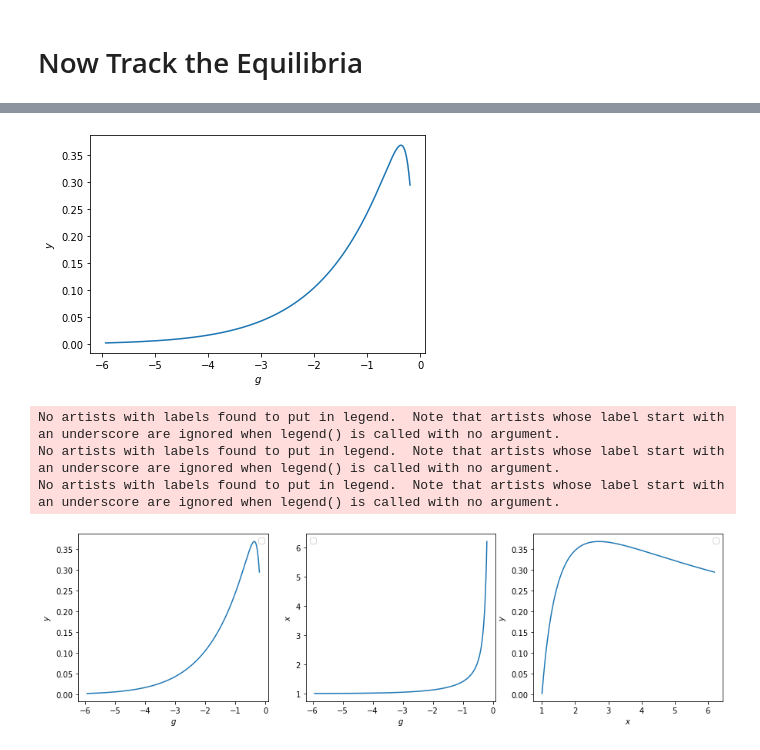
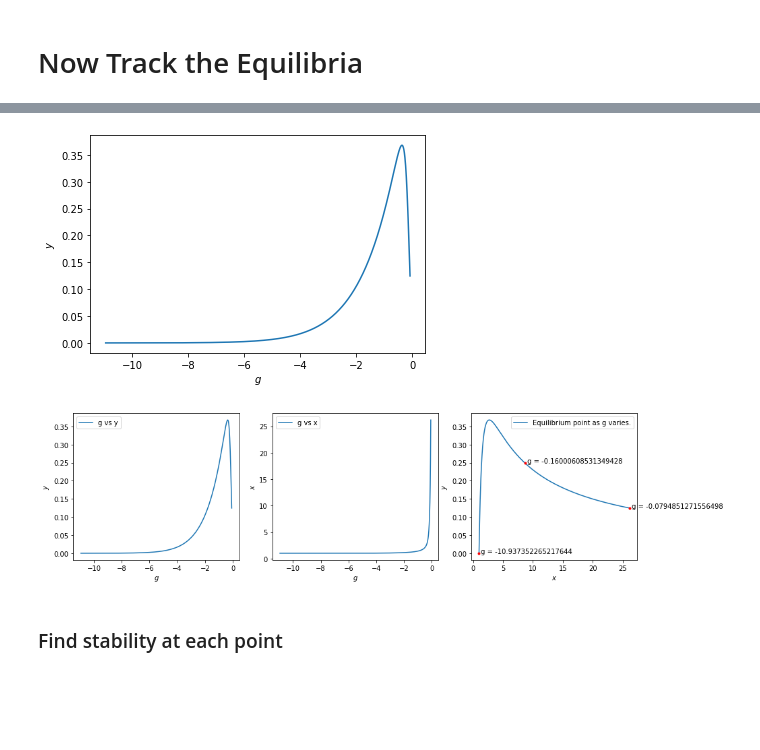
Before and after one commit to aaron-galligan/Case-Study, a Jupyter notebook: Testing_From_Lec_Code.ipynb, the cells around one changed output, grey strips where cells are left out. Saved outputs shown, nothing was run; the diff lists cells and outputs as text; code cells hidden in the pictures; blank space fills up the shorter version.

Commit message:
tried to impletment 2 param curve tracking

```diff
--- a/Testing_From_Lec_Code.ipynb
+++ b/Testing_From_Lec_Code.ipynb
@@ -32,7 +32,7 @@ need to set up a RHS
 # %% [markdown]
 ## userf1 is without extra dims
 # %%
-def userf1(x_arr):
+def userf(x_arr):
     #g is included in x_arr
     #x_arr is an array where x_arr[0] = x and x_arr[1] = z, x_arr[2] = g
     b = 1
@@ -41,7 +41,7 @@ def userf1(x_arr):
 
     return np.array([dxdt, dzdt])
 
-def userdf1(x):
+def userdf(x):
     h = 1e-06
     J = MyJacobian(userf, x, h)
     if J.ndim > 2:
@@ -131,7 +131,9 @@ z = np.linalg.lstsq(f0,zeros1,rcond=None)[0]
 mult = np.sign(np.matmul(np.transpose(z),ytan0))
 ytan = np.divide(z,linalg.norm(z))*mult
 
-ylist1 = MyTrackCurve(RHS,df,y0,ytan,nmax=1000,stepsize=0.005)
+print(ytan)
+
+ylist1 = MyTrackCurve(RHS,df,y0,ytan,nmax=5000,stepsize=0.005)
 
 
 #NOW OTHER DIRECTION
@@ -144,5 +146,5 @@ z = np.linalg.lstsq(f0,zeros1,rcond=None)[0]
 mult = np.sign(np.matmul(np.transpose(z),ytan0))
 ytan = np.divide(z,linalg.norm(z))*mult
 
-ylist2 = MyTrackCurve(RHS,df,y0,ytan,nmax=1000,stepsize=0.005)
+ylist2 = MyTrackCurve(RHS,df,y0,ytan,nmax=2000,stepsize=0.005)
 # %% [output]
@@ -172,36 +158,48 @@ plt.ylabel("$y$")
 
 plt.show()
 # %% [output]
-[figure, old version]
+[figure, new version]
 # %%
 fig, axs = plt.subplots(1, 3, figsize=(15, 4))
 
 ax1 = axs[0]
-ax1.plot(ylist[2,:],ylist[1,:], label = '')
+ax1.plot(ylist[2,:],ylist[1,:], label = 'g vs y')
 ax1.set_xlabel("$g$")
 ax1.set_ylabel("$y$")
 ax1.legend()
 ax1.set_title("")
 
 ax2 = axs[1]
-ax2.plot(ylist[2,:], ylist[0,:], label = '')
+ax2.plot(ylist[2,:], ylist[0,:], label = 'g vs x')
 ax2.set_xlabel("$g$")
 ax2.set_ylabel("$x$")
 ax2.legend()
 ax2.set_title("")
 
 ax3 = axs[2]
-ax3.plot(ylist[0,:], ylist[1,:], label = '')
+length = ylist.shape[1] # The number of points in ylist
+ax3.plot(ylist[0,:], ylist[1,:], label = 'Equilibrium point as g varies.')
+label = ' g = ' + str(ylist[2,0])
+ax3.plot(ylist[0,0], ylist[1,0], '.', color = 'r')
+ax3.text(ylist[0,0], ylist[1,0],label)
+
+label = ' g = ' + str(ylist[2,int(length/2)])
+ax3.plot(ylist[0,int(length/2)], ylist[1,int(length/2)], '.', color = 'r' )
+ax3.text(ylist[0,int(length/2)], ylist[1,int(length/2)],label)
+
+label = ' g = ' + str(ylist[2,length-1])
+ax3.plot(ylist[0,int(length-1)], ylist[1,int(length-1)], '.', color = 'r' )
+ax3.text(ylist[0,int(length-1)], ylist[1,int(length-1)],label)
+
 ax3.set_xlabel("$x$")
 ax3.set_ylabel("$y$")
 ax3.legend()
 ax3.set_title("")
 
 #ax4 = axs[1, 1]
 
 plt.show()
 # %% [output]
-No artists with labels found to put in legend.  Note that artists whose label start with an underscore are ignored when legend() is called with no argument.
-No artists with labels found to put in legend.  Note that artists whose label start with an underscore are ignored when legend() is called with no argument.
-No artists with labels found to put in legend.  Note that artists whose label start with an underscore are ignored when legend() is called with no argument.
-[figure, old version]
+[figure, new version]
+# %% [markdown]
+### Find stability at each point
```
Also changed, not shown: parts of 9 cells of this notebook, 1 other file.
